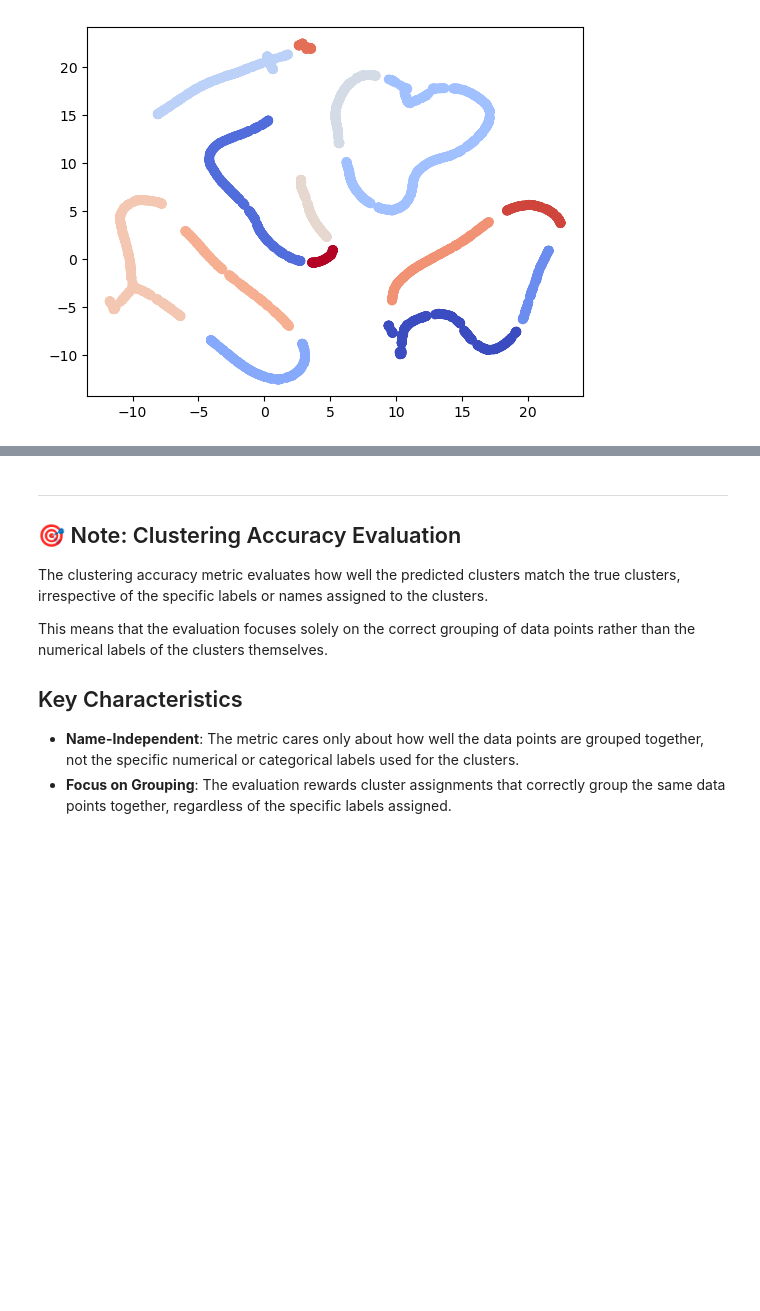
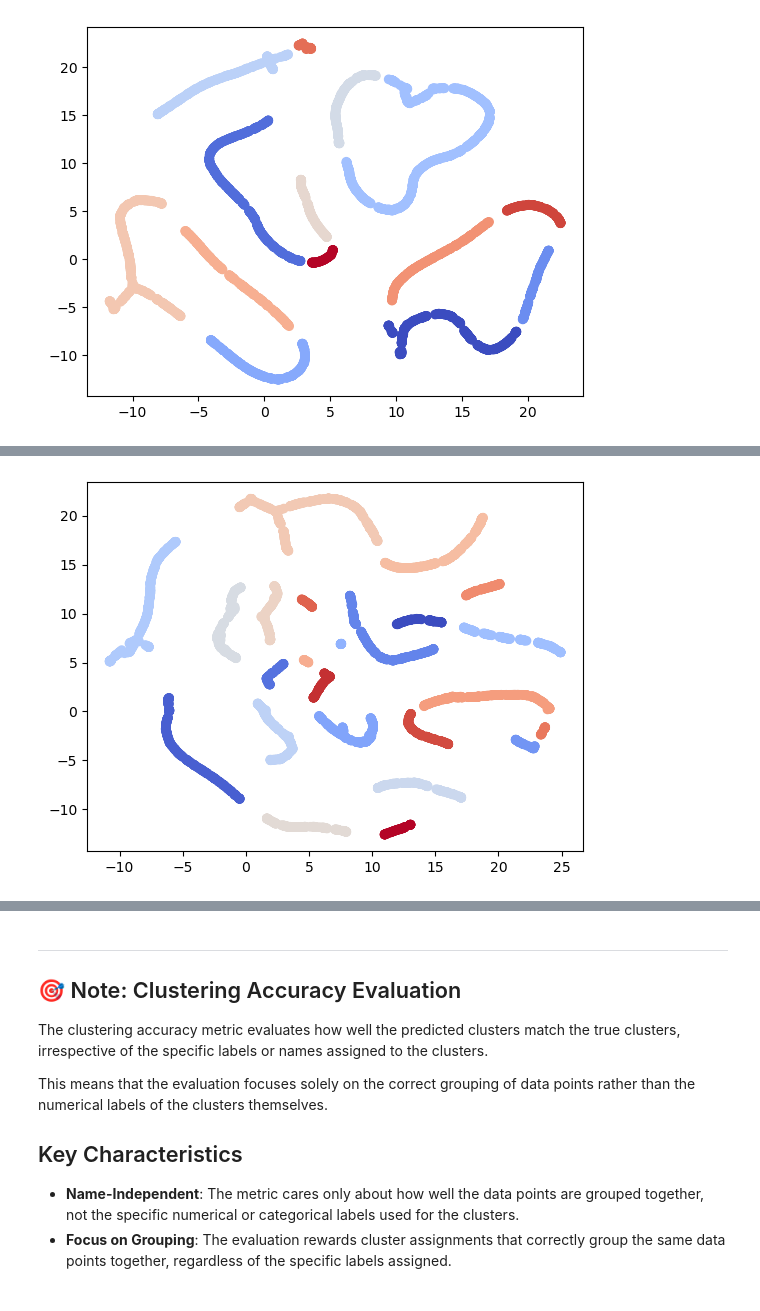
Before and after one commit to MKMC1/TDT4172, a Jupyter notebook: Assignment2_blueprint/Chapter_2.ipynb, the cells around one changed output, grey strips where cells are left out. Cells and saved outputs as stored; diff of their text form; code cells hidden in the pictures; blank space fills up the shorter version.

```diff
--- a/Assignment2_blueprint/Chapter_2.ipynb
+++ b/Assignment2_blueprint/Chapter_2.ipynb
@@ -629,0 +624,7 @@ kmeans_model = KMeans(n_clusters=10, random_state=42)
+# %%
+dbscan_model80 = DBSCAN(eps=1, min_samples=5)
+dbscan_results_pca80_eps1 = dbscan_model80.fit_predict(umap_results_pca80)
+plt.scatter(umap_results_pca80[:, 0], umap_results_pca80[:, 1], c=dbscan_results_pca80_eps1, cmap='coolwarm')
+plt.show()
+# %% [output]
+[figure, added]
```
Also changed, not shown: parts of 28 cells of this notebook, 1 other file.
